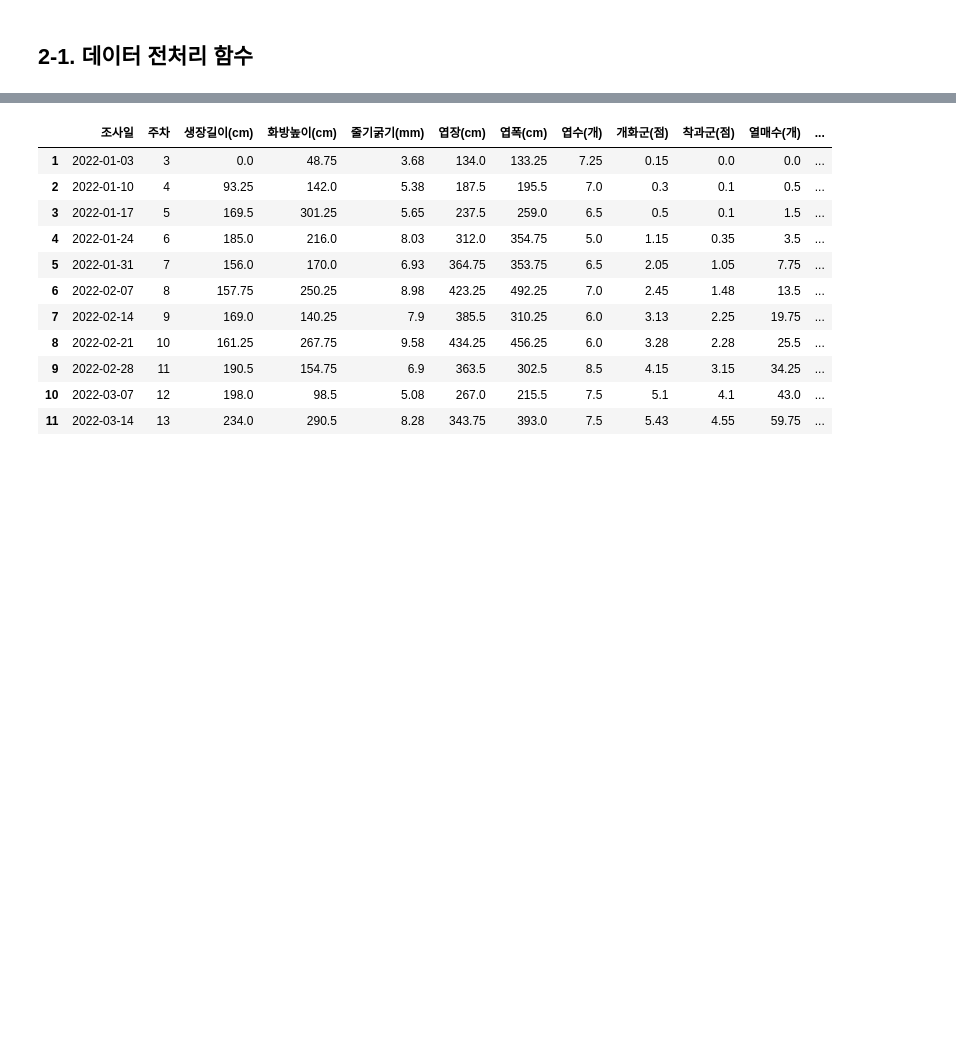
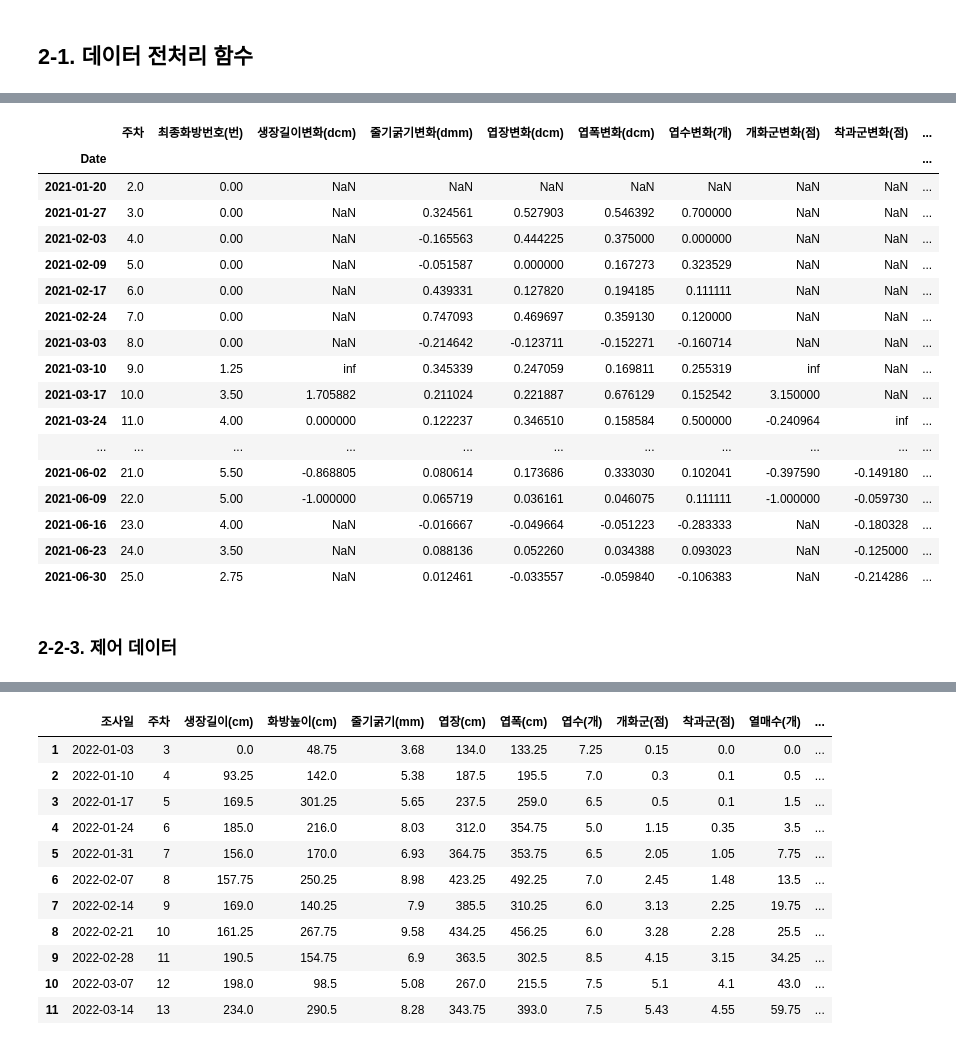
Before and after one commit to sexymonster/Projects, a Jupyter notebook: TeamProject/TomatoDataCustom.ipynb, the cells around one changed output, grey strips where cells are left out. Saved outputs shown, nothing was run; the diff lists cells and outputs as text; code cells hidden in the pictures; blank space fills up the shorter version.

```diff
--- a/TeamProject/TomatoDataCustom.ipynb
+++ b/TeamProject/TomatoDataCustom.ipynb
@@ -310,0 +143,15 @@ plt.show()
+# %%
+# 생육 데이터 자료의 변화량을 구해주는 함수
+def delta(live):
+  live_new = live[["주차","최종화방번호(번)"]]
+  live_new["생장길이변화(dcm)"] = live.sort_values("Date")["생장길이(cm)"].pct_change()
+  live_new["생장길이변화(dcm)"] = live.sort_values("Date")["화방높이(cm)"].pct_change()
+  live_new["줄기굵기변화(dmm)"] = live.sort_values("Date")["줄기굵기(mm)"].pct_change()
+  live_new["엽장변화(dcm)"] = live.sort_values("Date")["엽장(cm)"].pct_change()
+  live_new["엽폭변화(dcm)"] = live.sort_values("Date")["엽폭(cm)"].pct_change()
+  live_new["엽수변화(개)"] = live.sort_values("Date")["엽수(개)"].pct_change()
+  live_new["개화군변화(점)"] = live.sort_values("Date")["개화군(점)"].pct_change()
+  live_new["착과군변화(점)"] = live.sort_values("Date")["착과군(점)"].pct_change()
+  live_new["열매수변화(개)"] = live.sort_values("Date")["열매수(개)"].pct_change()
+
+  return live_new
@@ -310,0 +248,2 @@ plt.show()
+# %%
+live2 = adapt(live2)
@@ -310,0 +252,2 @@ plt.show()
+# %%
+new_live2 = delta(live2)
@@ -310,0 +272,23 @@ plt.show()
+# %%
+new_live2
+# %% [output]
+|  | 주차 | 최종화방번호(번) | 생장길이변화(dcm) | 줄기굵기변화(dmm) | 엽장변화(dcm) | 엽폭변화(dcm) | 엽수변화(개) | 개화군변화(점) | 착과군변화(점) | ... |
+| Date |  |  |  |  |  |  |  |  |  | ... |
+| 2021-01-20 | 2.0 | 0.00 | NaN | NaN | NaN | NaN | NaN | NaN | NaN | ... |
+| 2021-01-27 | 3.0 | 0.00 | NaN | 0.324561 | 0.527903 | 0.546392 | 0.700000 | NaN | NaN | ... |
+| 2021-02-03 | 4.0 | 0.00 | NaN | -0.165563 | 0.444225 | 0.375000 | 0.000000 | NaN | NaN | ... |
+| 2021-02-09 | 5.0 | 0.00 | NaN | -0.051587 | 0.000000 | 0.167273 | 0.323529 | NaN | NaN | ... |
+| 2021-02-17 | 6.0 | 0.00 | NaN | 0.439331 | 0.127820 | 0.194185 | 0.111111 | NaN | NaN | ... |
+| 2021-02-24 | 7.0 | 0.00 | NaN | 0.747093 | 0.469697 | 0.359130 | 0.120000 | NaN | NaN | ... |
+| 2021-03-03 | 8.0 | 0.00 | NaN | -0.214642 | -0.123711 | -0.152271 | -0.160714 | NaN | NaN | ... |
+| 2021-03-10 | 9.0 | 1.25 | inf | 0.345339 | 0.247059 | 0.169811 | 0.255319 | inf | NaN | ... |
+| 2021-03-17 | 10.0 | 3.50 | 1.705882 | 0.211024 | 0.221887 | 0.676129 | 0.152542 | 3.150000 | NaN | ... |
+| 2021-03-24 | 11.0 | 4.00 | 0.000000 | 0.122237 | 0.346510 | 0.158584 | 0.500000 | -0.240964 | inf | ... |
+| ... | ... | ... | ... | ... | ... | ... | ... | ... | ... | ... |
+| 2021-06-02 | 21.0 | 5.50 | -0.868805 | 0.080614 | 0.173686 | 0.333030 | 0.102041 | -0.397590 | -0.149180 | ... |
+| 2021-06-09 | 22.0 | 5.00 | -1.000000 | 0.065719 | 0.036161 | 0.046075 | 0.111111 | -1.000000 | -0.059730 | ... |
+| 2021-06-16 | 23.0 | 4.00 | NaN | -0.016667 | -0.049664 | -0.051223 | -0.283333 | NaN | -0.180328 | ... |
+| 2021-06-23 | 24.0 | 3.50 | NaN | 0.088136 | 0.052260 | 0.034388 | 0.093023 | NaN | -0.125000 | ... |
+| 2021-06-30 | 25.0 | 2.75 | NaN | 0.012461 | -0.033557 | -0.059840 | -0.106383 | NaN | -0.214286 | ... |
+# %% [markdown]
+### 2-2-3. 제어 데이터
```
Also changed, not shown: parts of 69 cells of this notebook.
